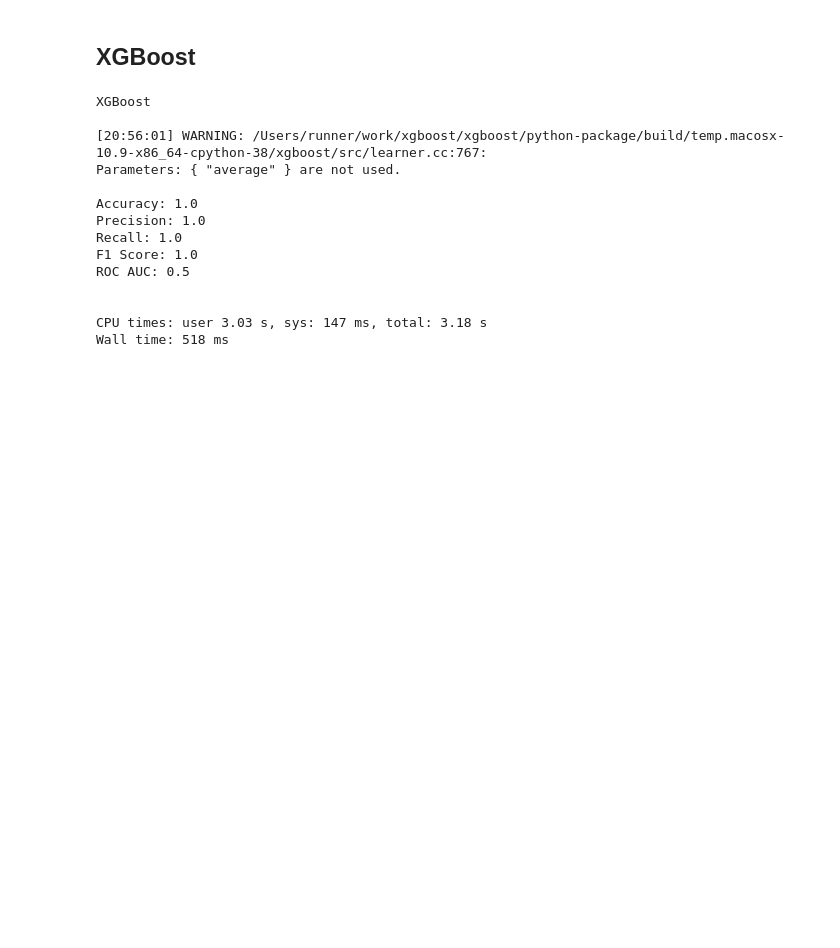
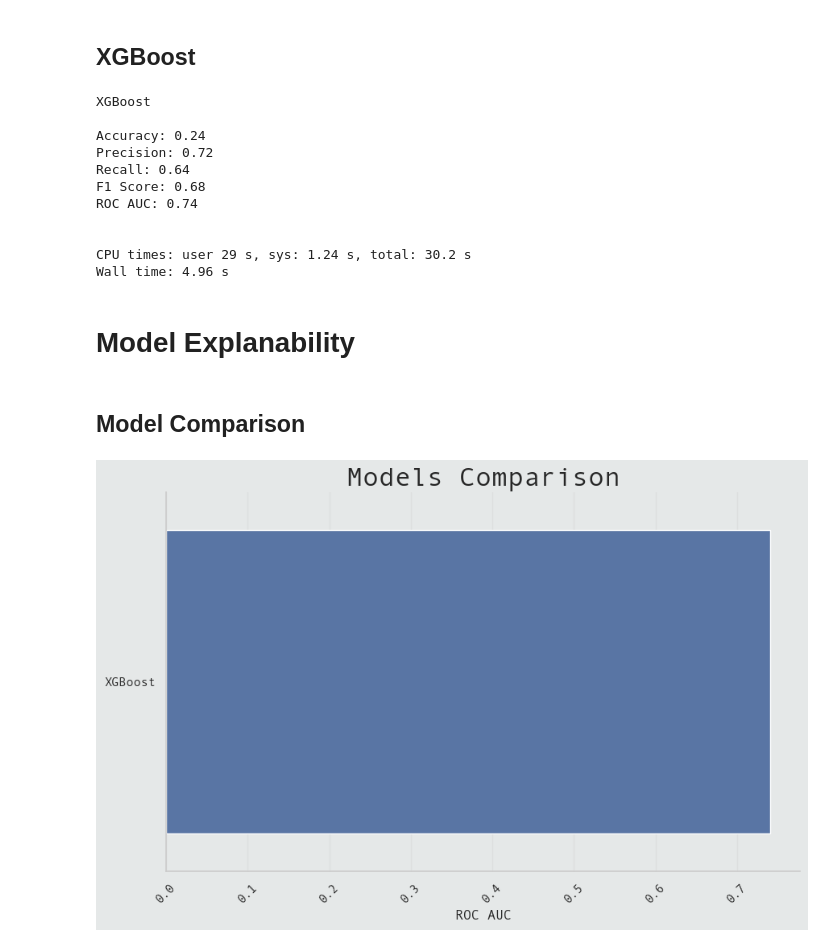
Before and after one commit to Volscente/kaggle_tps, a Jupyter notebook: notebooks/S3E18_enzyme_substrate_multilabel_classification/enzyme_substrate_multilabel_classification.ipynb, the cells around one changed output. Drawn from its saved outputs; the diff is of its cells as text; code cells hidden in the pictures; blank space fills up the shorter version.

Commit message:
S3E18 - Model explanability

```diff
--- a/notebooks/S3E18_enzyme_substrate_multilabel_classification/enzyme_substrate_multilabel_classification.ipynb
+++ b/notebooks/S3E18_enzyme_substrate_multilabel_classification/enzyme_substrate_multilabel_classification.ipynb
@@ -609,7 +604,7 @@ def train_model(model: any,
 %%time
 
 # Define the model
-model_xgb = XGBClassifier(average='None')
+model_xgb = XGBClassifier()
 
 # Define the pipeline model step name and the MLflow Run Name
 pipe_model_step_name_xgb = 'xgboost'
@@ -625,15 +620,39 @@ models[mlflow_run_name_xgb] = pipe_xgb
 # %% [output]
 XGBoost
 
-[20:56:01] WARNING: /Users/runner/work/xgboost/xgboost/python-package/build/temp.macosx-10.9-x86_64-cpython-38/xgboost/src/learner.cc:767:
-Parameters: { "average" } are not used.
-
-Accuracy: 1.0
-Precision: 1.0
-Recall: 1.0
-F1 Score: 1.0
-ROC AUC: 0.5
+Accuracy: 0.24
+Precision: 0.72
+Recall: 0.64
+F1 Score: 0.68
+ROC AUC: 0.74
 
 
-CPU times: user 3.03 s, sys: 147 ms, total: 3.18 s
-Wall time: 518 ms
+CPU times: user 29 s, sys: 1.24 s, total: 30.2 s
+Wall time: 4.96 s
+# %% [markdown]
+# Model Explanability
+# %% [markdown]
+## Model Comparison
+# %%
+# Sort dataframe by the metric
+performance.sort_values('ROC AUC', inplace=True)
+
+# Create figure
+figure = plt.figure(tight_layout=True, figsize=(9, 6))
+
+# Plot models' metrics
+ax = sns.barplot(data=performance,
+                 x='ROC AUC',
+                 y=performance.index.tolist())
+
+# Set title
+ax.set_title('Models Comparison',
+             fontsize=24)
+
+# Set tick rotation
+plt.xticks(rotation=45)
+
+# Plot with tight layout
+plt.tight_layout()
+# %% [output]
+[figure, added]
```
Also changed, not shown: parts of 4 cells of this notebook.
